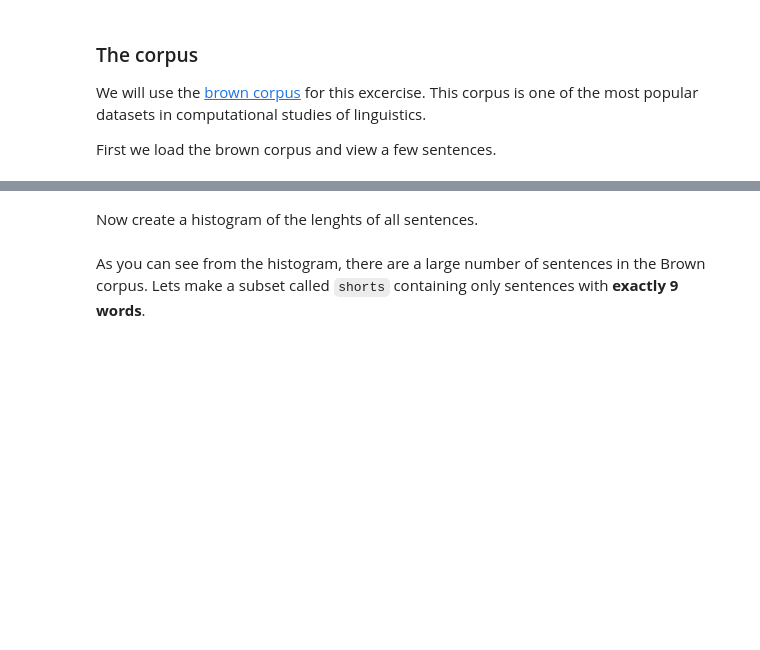
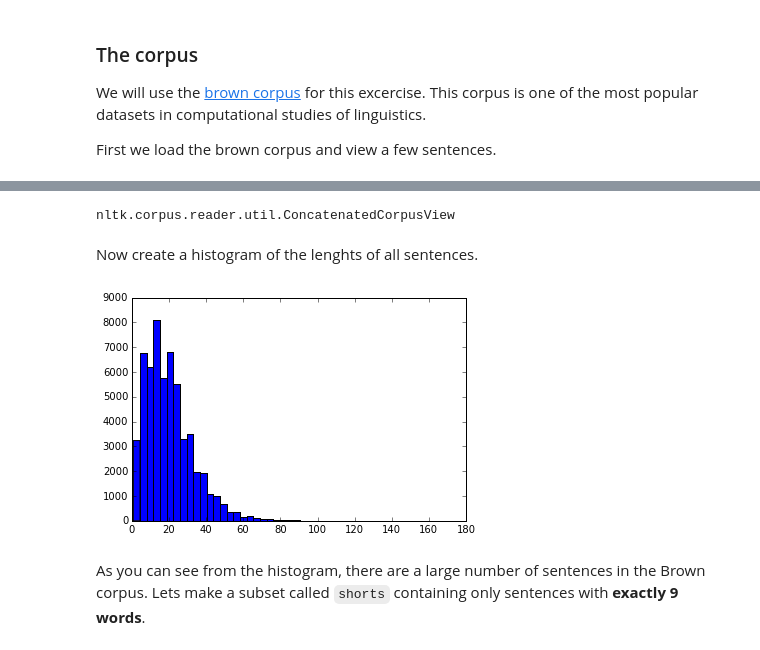
Before and after one commit to a6quinte/DSE200-notebooks, a Jupyter notebook: final/Final_Exam_Final.ipynb, the cells around one changed output, grey strips where cells are left out. Drawn from its saved outputs; the diff is of its cells as text; code cells hidden in the pictures; blank space fills up the shorter version.

```diff
--- a/final/Final_Exam_Final.ipynb
+++ b/final/Final_Exam_Final.ipynb
@@ -397,2 +640,6 @@ len(sentences)
+# %%
+type(sentences)
+# %% [output]
+nltk.corpus.reader.util.ConcatenatedCorpusView
 # %% [markdown]
 Now create a histogram of the lenghts of all sentences.
@@ -403,3 +646,15 @@ hist(Lengths,bins=50);
+# %%
+sentList = [' '.join(sentence) for sentence in sentences]
+shorts=[]
+Lengths= []
+for ll in sentList:
+    thisLenght = len(ll.split())
+    Lengths.append( thisLenght )
+    if thisLenght == 9:
+        shorts.append(ll)
+hist(Lengths,bins=50);
+# %% [output]
+[figure, added]
 # %% [markdown]
 As you can see from the histogram, there are a large number of sentences in the Brown corpus.
 Lets make a subset called `shorts` containing only sentences with **exactly 9 words**.
```
Also changed, not shown: parts of 35 cells of this notebook.
